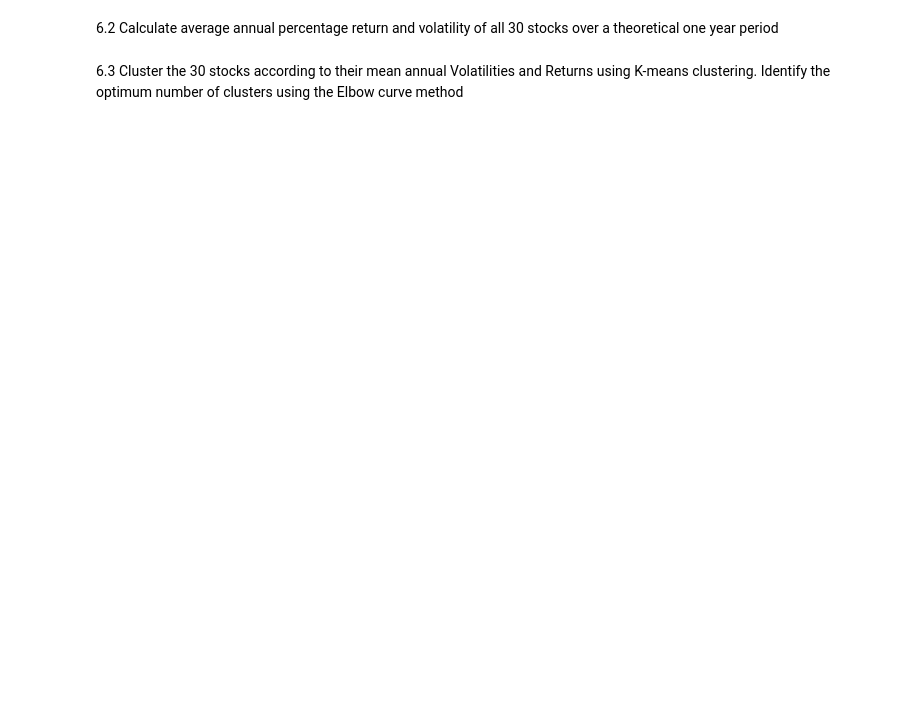
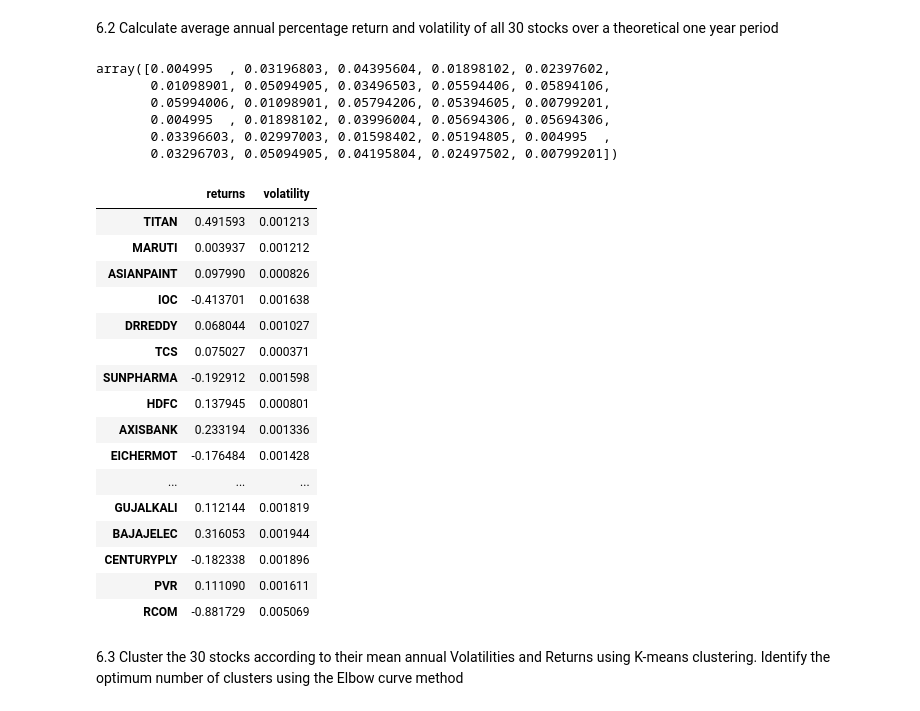
Before and after one commit to JamesMcGuigan/aspiration-ai-internship, a Jupyter notebook: python3/module_6/module_6.ipynb, the cells around one changed output. Drawn from its saved outputs; the diff is of its cells as text; code cells hidden in the pictures; blank space fills up the shorter version.

```diff
--- a/python3/module_6/module_6.ipynb
+++ b/python3/module_6/module_6.ipynb
@@ -14,4 +60,48 @@ In financial Markets, Cluster analysis is a technique used to group sets of obje
 # %% [markdown]
 6.2 Calculate average annual percentage return and volatility of all 30 stocks over a theoretical one year period
+# %%
+def normalize_weights( weights ):
+    for i in range(0,3):
+        weights  = np.round( weights, 3 )
+        weights /= weights.sum()
+    return np.asarray(weights)
+
+def random_weights():
+    weights  = np.random.rand(portfolio.shape[1])
+    return normalize_weights( weights )
+
+weights = random_weights()
+weights
+# %% [output]
+array([0.004995  , 0.03196803, 0.04395604, 0.01898102, 0.02397602,
+       0.01098901, 0.05094905, 0.03496503, 0.05594406, 0.05894106,
+       0.05994006, 0.01098901, 0.05794206, 0.05394605, 0.00799201,
+       0.004995  , 0.01898102, 0.03996004, 0.05694306, 0.05694306,
+       0.03396603, 0.02997003, 0.01598402, 0.05194805, 0.004995  ,
+       0.03296703, 0.05094905, 0.04195804, 0.02497502, 0.00799201])
+# %%
+working_days_per_year    = 252
+portfolio_summary = DataFrame()
+portfolio_summary['returns']    = portfolio.pct_change().mean()       * working_days_per_year
+portfolio_summary['volatility'] = portfolio.pct_change().cov().mean() * np.sqrt( working_days_per_year )
+portfolio_summary
+# %% [output]
+|  | returns | volatility |
+| TITAN | 0.491593 | 0.001213 |
+| MARUTI | 0.003937 | 0.001212 |
+| ASIANPAINT | 0.097990 | 0.000826 |
+| IOC | -0.413701 | 0.001638 |
+| DRREDDY | 0.068044 | 0.001027 |
+| TCS | 0.075027 | 0.000371 |
+| SUNPHARMA | -0.192912 | 0.001598 |
+| HDFC | 0.137945 | 0.000801 |
+| AXISBANK | 0.233194 | 0.001336 |
+| EICHERMOT | -0.176484 | 0.001428 |
+| ... | ... | ... |
+| GUJALKALI | 0.112144 | 0.001819 |
+| BAJAJELEC | 0.316053 | 0.001944 |
+| CENTURYPLY | -0.182338 | 0.001896 |
+| PVR | 0.111090 | 0.001611 |
+| RCOM | -0.881729 | 0.005069 |
 # %% [markdown]
 6.3 Cluster the 30 stocks according to their mean annual Volatilities and Returns using K-means clustering. Identify the optimum number of clusters using the Elbow curve method
```
Also changed, not shown: parts of 6 cells of this notebook.
